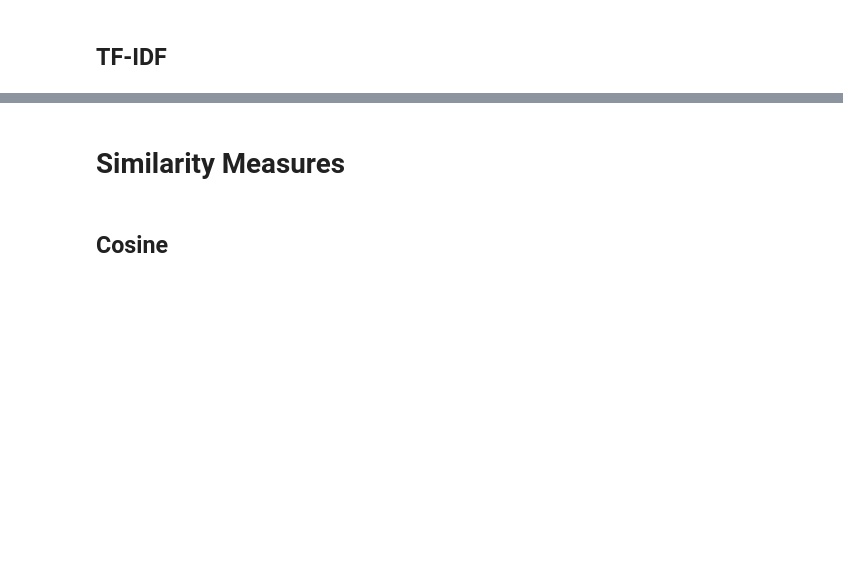
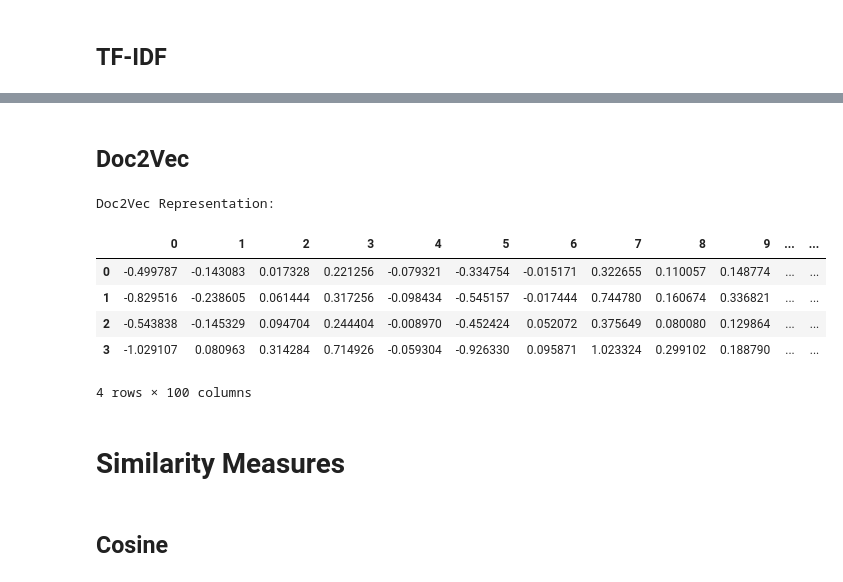
Before and after one commit to nklsdhbw/election-manifestos-analysis, a Jupyter notebook: exploration/similarities.ipynb, the cells around one changed output, grey strips where cells are left out. Cells and saved outputs as stored; diff of their text form; code cells hidden in the pictures; blank space fills up the shorter version.

Commit message:
added doc2vec representation

```diff
--- a/exploration/similarities.ipynb
+++ b/exploration/similarities.ipynb
@@ -236,3 +396,43 @@ TF-IDF Representation:
+# %% [markdown]
+## **Doc2Vec**
+# %%
+def create_doc2vec_representation(preprocessed_docs):
+    tagged_data = [TaggedDocument(words=doc, tags=[str(i)]) for i, doc in enumerate(preprocessed_docs)]
+
+    # hyperparameters should be optimized
+    max_epochs = 100
+    vec_size = 100
+    alpha = 0.025
+
+    # Train Doc2Vec model
+    model = Doc2Vec(vector_size=vec_size, alpha=alpha, min_alpha=0.00025, min_count=1, dm=1)
+    model.build_vocab(tagged_data)
+
+    for epoch in range(max_epochs):
+        model.train(tagged_data, total_examples=model.corpus_count, epochs=model.epochs)
+        model.alpha -= 0.0002
+        model.min_alpha = model.alpha
+
+    doc2vec_representation = [model.infer_vector(doc.words) for doc in tagged_data]
+
+    return doc2vec_representation
+
+doc2vec_corpus = create_doc2vec_representation(cleaned)
+
+# Convert Doc2Vec corpus to a DataFrame
+doc2vec_df = pd.DataFrame(doc2vec_corpus)
+
+# Display the Doc2Vec DataFrame
+print("\nDoc2Vec Representation:")
+display(doc2vec_df)
+# %% [output]
+Doc2Vec Representation:
+|  | 0 | 1 | 2 | 3 | 4 | 5 | 6 | 7 | 8 | 9 | ... | ... |
+| 0 | -0.499787 | -0.143083 | 0.017328 | 0.221256 | -0.079321 | -0.334754 | -0.015171 | 0.322655 | 0.110057 | 0.148774 | ... | ... |
+| 1 | -0.829516 | -0.238605 | 0.061444 | 0.317256 | -0.098434 | -0.545157 | -0.017444 | 0.744780 | 0.160674 | 0.336821 | ... | ... |
+| 2 | -0.543838 | -0.145329 | 0.094704 | 0.244404 | -0.008970 | -0.452424 | 0.052072 | 0.375649 | 0.080080 | 0.129864 | ... | ... |
+| 3 | -1.029107 | 0.080963 | 0.314284 | 0.714926 | -0.059304 | -0.926330 | 0.095871 | 1.023324 | 0.299102 | 0.188790 | ... | ... |
+4 rows × 100 columns
 # %% [markdown]
 # **Similarity Measures**
 # %% [markdown]
```
Also changed, not shown: parts of 8 cells of this notebook.
